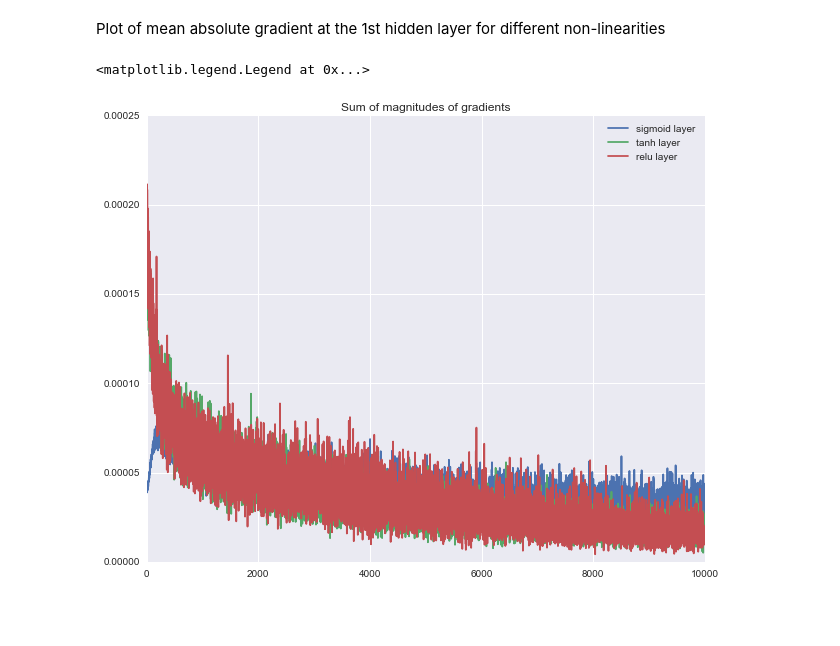
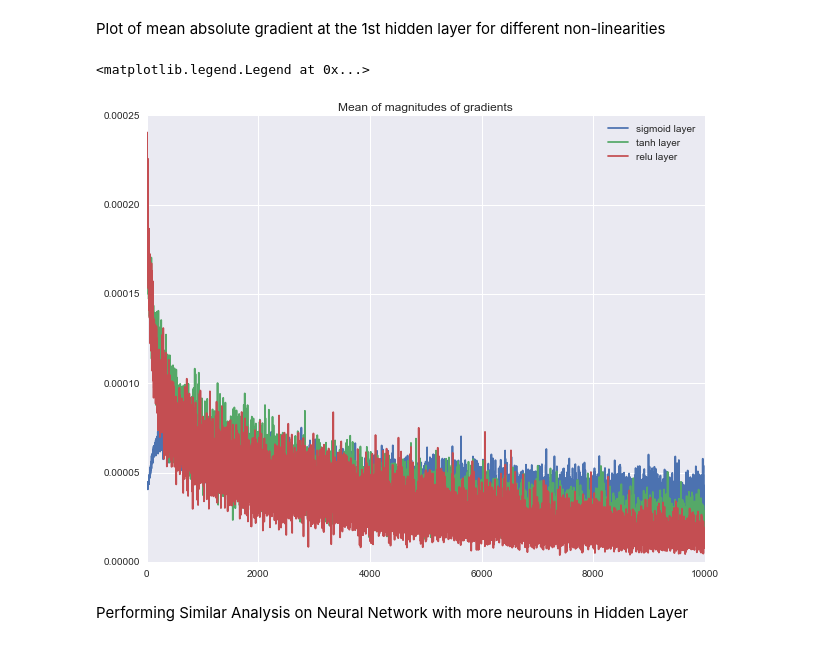
Before and after one commit to stimuli93/DeepLearning, a Jupyter notebook: Activation Analysis.ipynb, the cells around one changed output. Cells and saved outputs as stored; diff of their text form; code cells hidden in the pictures; blank space fills up the shorter version.

```diff
--- a/Activation Analysis.ipynb
+++ b/Activation Analysis.ipynb
@@ -50,5 +50,5 @@ hiddenSize2 = 25
 output_size=10
 model = MLP(input_size,hiddenSize1,hiddenSize2,output_size,hiddenLayer='tanh')
 # %%
-model.train(X_train,y_train,X_val=X_val,y_val=y_val,n_iters=10000,learning_rate=0.35)
+model.train(X_train,y_train,X_val=X_val,y_val=y_val,n_iters=10000,learning_rate=0.3)
 # %% [output]
@@ -88,5 +88,5 @@ Training 2 hidden layer Neural Network with Sigmoid non-linearity on MNIST data
 # %%
 sigmoid_model = MLP(input_size,hiddenSize1,hiddenSize2,output_size,hiddenLayer='sigmoid')
 # %%
-sigmoid_model.train(X_train,y_train,X_val=X_val,y_val=y_val,n_iters=10000,learning_rate=0.35)
+sigmoid_model.train(X_train,y_train,X_val=X_val,y_val=y_val,n_iters=10000,learning_rate=0.27)
 # %% [output]
@@ -186,9 +186,11 @@ Plot of mean absolute gradient at the 1st hidden layer for different non-lineari
 # %%
 plt.plot(sigmoid_model.gradientLayer1[10:])
 plt.plot(model.gradientLayer1[10:])
 plt.plot(relu_model.gradientLayer1[10:])
-plt.title('Sum of magnitudes of gradients')
+plt.title('Mean of magnitudes of gradients')
 plt.legend(("sigmoid layer","tanh layer","relu layer"))
 # %% [output]
 <matplotlib.legend.Legend at 0x...>
-[figure, old version]
+[figure, new version]
+# %% [markdown]
+Performing Similar Analysis on Neural Network with more neurouns in Hidden Layer
```
Also changed, not shown: parts of 44 cells of this notebook.
